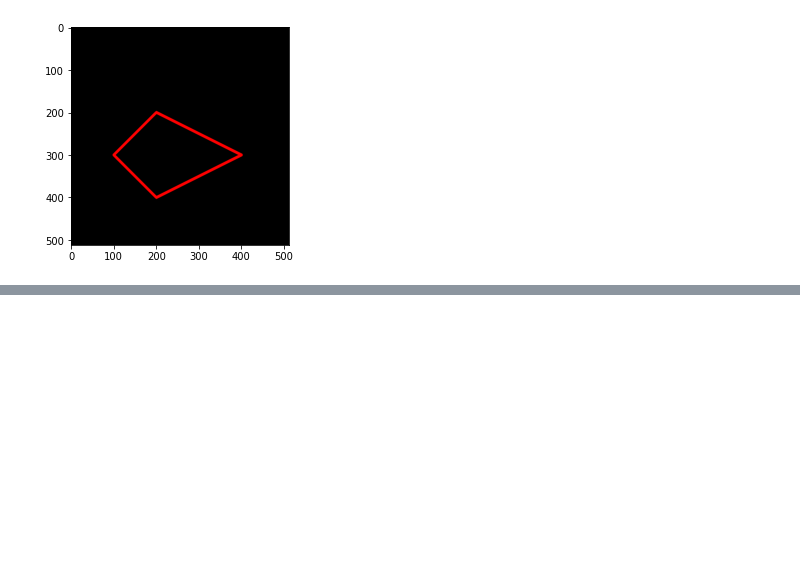
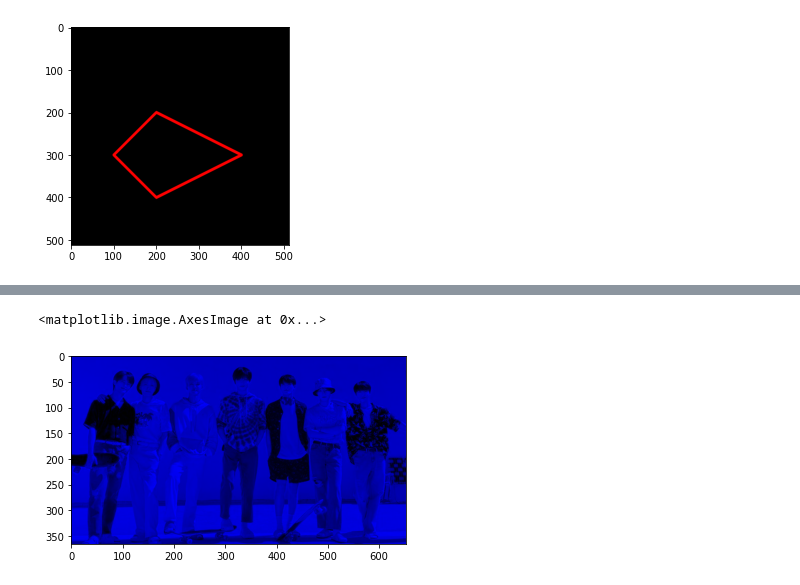
Before and after one commit to rofiqohfifi28/PCVKGenap_2023, a Jupyter notebook: Salinan_dari_week_2.ipynb, the cells around one changed output, grey strips where cells are left out. Saved outputs shown, nothing was run; the diff lists cells and outputs as text; code cells hidden in the pictures; blank space fills up the shorter version.

```diff
--- a/Salinan_dari_week_2.ipynb
+++ b/Salinan_dari_week_2.ipynb
@@ -124,0 +145,7 @@ plt.imshow(black_img2)
+# %%
+img_gb = img
+img_gb[:,:,0] = 0
+plt.imshow(img_gb)
+# %% [output]
+<matplotlib.image.AxesImage at 0x...>
+[figure, added]
```
Also changed, not shown: parts of 18 cells of this notebook.
